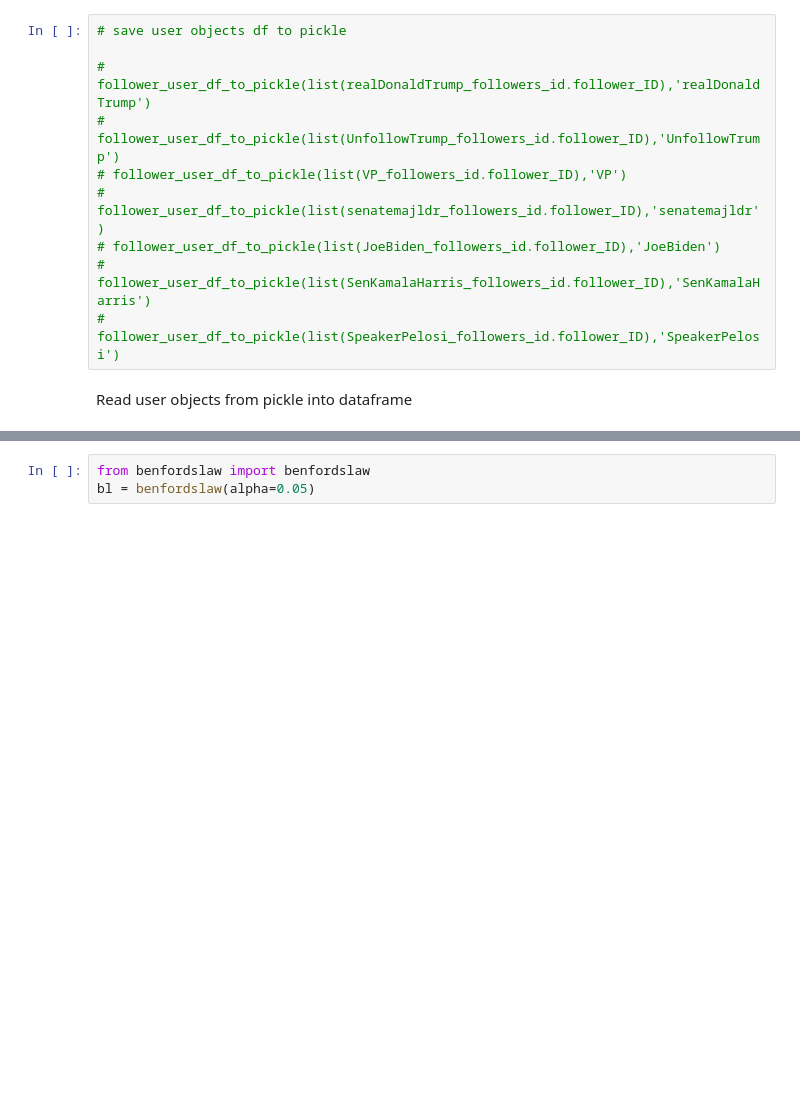
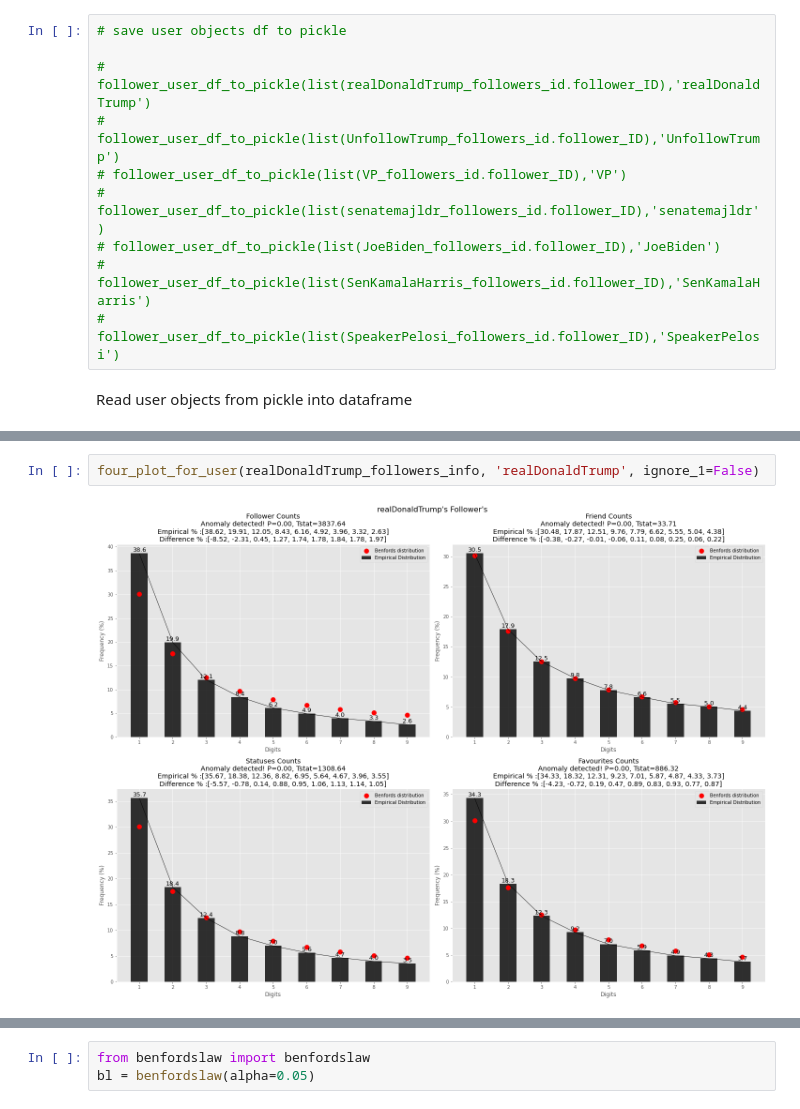
Before and after one commit to czengnn/Benfords-Law-with-Twitter, a Jupyter notebook: tweepy_to_user_object_df.ipynb, the cells around one changed output, grey strips where cells are left out. Drawn from its saved outputs; the diff is of its cells as text; blank space fills up the shorter version.

```diff
--- a/tweepy_to_user_object_df.ipynb
+++ b/tweepy_to_user_object_df.ipynb
@@ -100,0 +162,4 @@ num_1_percent
+# %%
+four_plot_for_user(realDonaldTrump_followers_info, 'realDonaldTrump', ignore_1=False)
+# %% [output]
+[figure, added]
```
Also changed, not shown: parts of 19 cells of this notebook.
